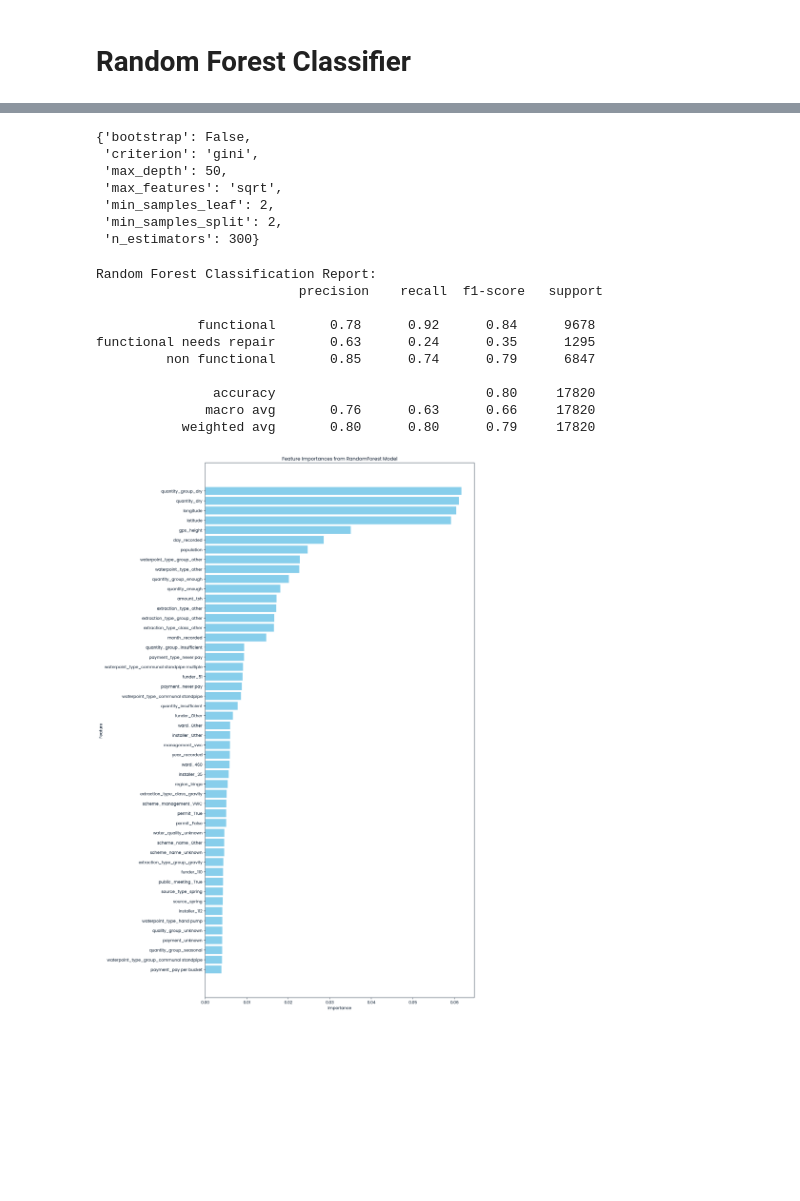
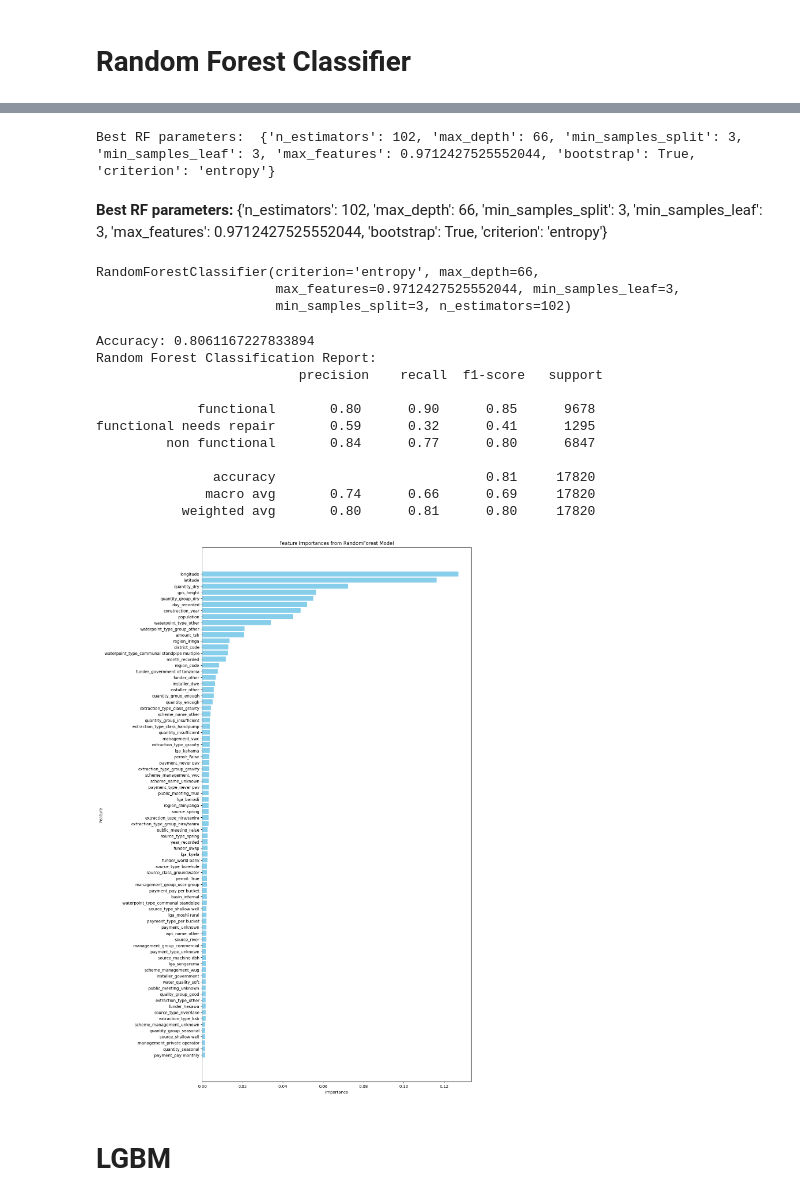
Before and after one commit to towbsss/drivendata_pump_it_up, a Jupyter notebook: 03_Model_Selection.ipynb, the cells around one changed output, grey strips where cells are left out. Saved outputs shown, nothing was run; the diff lists cells and outputs as text; code cells hidden in the pictures; blank space fills up the shorter version.

Commit message:
Updated Model Selection notebooks x2

```diff
--- a/03_Model_Selection.ipynb
+++ b/03_Model_Selection.ipynb
@@ -101,12 +149,12 @@ test_features[categorical_columns] = test_features[categorical_columns].fillna('
 columns_to_transform = ['funder', 'installer', 'wpt_name',
                         'subvillage', 'scheme_name', 'ward'] # Try reducing features
 
-# Function to replace infrequent categories with 'Other'
+# Function to replace infrequent categories with 'other'
 def replace_infrequent_categories(df, columns, threshold=200):
     for column in columns:
         value_counts = df[column].value_counts()
         to_replace = value_counts[value_counts <= threshold].index
-        df[column] = df[column].replace(to_replace, 'Other')
+        df[column] = df[column].replace(to_replace, 'other')
     return df
 
 # Apply the function to X_train, X_test, and test_features
@@ -246,6 +277,0 @@ rf_param_grid = {
-# %%
-%%time
-# Perform GridSearchCV
-rf_gscv = GridSearchCV(estimator=rf_model, param_grid=rf_param_grid,
-                           cv=5, scoring='accuracy', n_jobs=-1)
-rf_gscv.fit(X_train_final, y_train)
@@ -261,54 +278,58 @@ GridSearchCV(cv=5, estimator=RandomForestClassifier(random_state=42), n_jobs=-1,
 # %%
-# Retrieve the best parameters from the GridSearchCV
-best_params_rf = rf_gscv.best_params_
-best_params_rf
+# Best parameters for Random Forest
+rf_best_params = rf_study.best_params
+print("Best RF parameters: ", rf_best_params)
 # %% [output]
-{'bootstrap': False,
- 'criterion': 'gini',
- 'max_depth': 50,
- 'max_features': 'sqrt',
- 'min_samples_leaf': 2,
- 'min_samples_split': 2,
- 'n_estimators': 300}
+Best RF parameters:  {'n_estimators': 102, 'max_depth': 66, 'min_samples_split': 3, 'min_samples_leaf': 3, 'max_features': 0.9712427525552044, 'bootstrap': True, 'criterion': 'entropy'}
+# %% [markdown]
+**Best RF parameters:**  {'n_estimators': 102, 'max_depth': 66, 'min_samples_split': 3, 'min_samples_leaf': 3, 'max_features': 0.9712427525552044, 'bootstrap': True, 'criterion': 'entropy'}
+# %%
+# Train the final model on the entire training data using the best hyperparameters
+rf_model = RandomForestClassifier(**rf_best_params)
+rf_model.fit(X_train_final, y_train)
+# %% [output]
+RandomForestClassifier(criterion='entropy', max_depth=66,
+                       max_features=0.9712427525552044, min_samples_leaf=3,
+                       min_samples_split=3, n_estimators=102)
 # %%
-rf_preds = rf_gscv.predict(X_test_final)
+rf_preds = rf_model.predict(X_test_final)
+
+print(f"Accuracy: {accuracy_score(y_test, rf_preds)}")
 print("Random Forest Classification Report:\n", classification_report(y_test, rf_preds))
 # %% [output]
+Accuracy: 0.8061167227833894
 Random Forest Classification Report:
                           precision    recall  f1-score   support
 
-             functional       0.78      0.92      0.84      9678
-functional needs repair       0.63      0.24      0.35      1295
-         non functional       0.85      0.74      0.79      6847
+             functional       0.80      0.90      0.85      9678
+functional needs repair       0.59      0.32      0.41      1295
+         non functional       0.84      0.77      0.80      6847
 
-               accuracy                           0.80     17820
-              macro avg       0.76      0.63      0.66     17820
-           weighted avg       0.80      0.80      0.79     17820
+               accuracy                           0.81     17820
+              macro avg       0.74      0.66      0.69     17820
+           weighted avg       0.80      0.81      0.80     17820
 # %%
-# Get the best estimator from the GridSearchCV object
-best_rf_model = rf_gscv.best_estimator_
-
 # Get feature importances from the best RandomForest model
-rf_feature_importances = best_rf_model.feature_importances_
+rf_feature_importances = rf_model.feature_importances_
 
 # Create a DataFrame for better visualization
 rf_features_df = pd.DataFrame({
     'Feature': X_train_final.columns,
     'Importance': rf_feature_importances
 })
 
 # Sort the DataFrame by importance
-rf_features_df = rf_features_df.sort_values(by='Importance', ascending=False).head(50)
+rf_features_df = rf_features_df.sort_values(by='Importance', ascending=False).head(80)
 
 # Plot the feature importances
 plt.figure(figsize=(12, 24))
 plt.barh(rf_features_df['Feature'], rf_features_df['Importance'], color='skyblue')
 plt.xlabel('Importance')
 plt.ylabel('Feature')
 plt.title('Feature Importances from RandomForest Model')
 plt.gca().invert_yaxis()
 plt.show()
 # %% [output]
-[figure, old version]
+[figure, new version]
 # %%
 # Predict using RandomForest model
@@ -320,0 +342,2 @@ submission.to_csv('submission_rf5.csv', index=False)
+# %% [markdown]
+# LGBM
```
Also changed, not shown: parts of 21 cells of this notebook, 1 other file.
